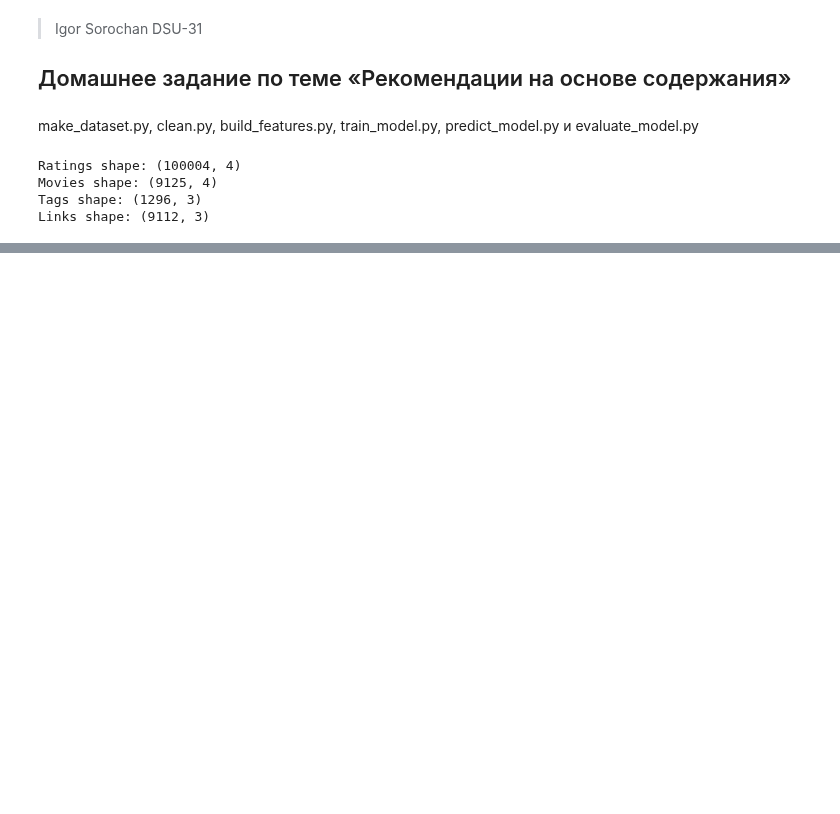
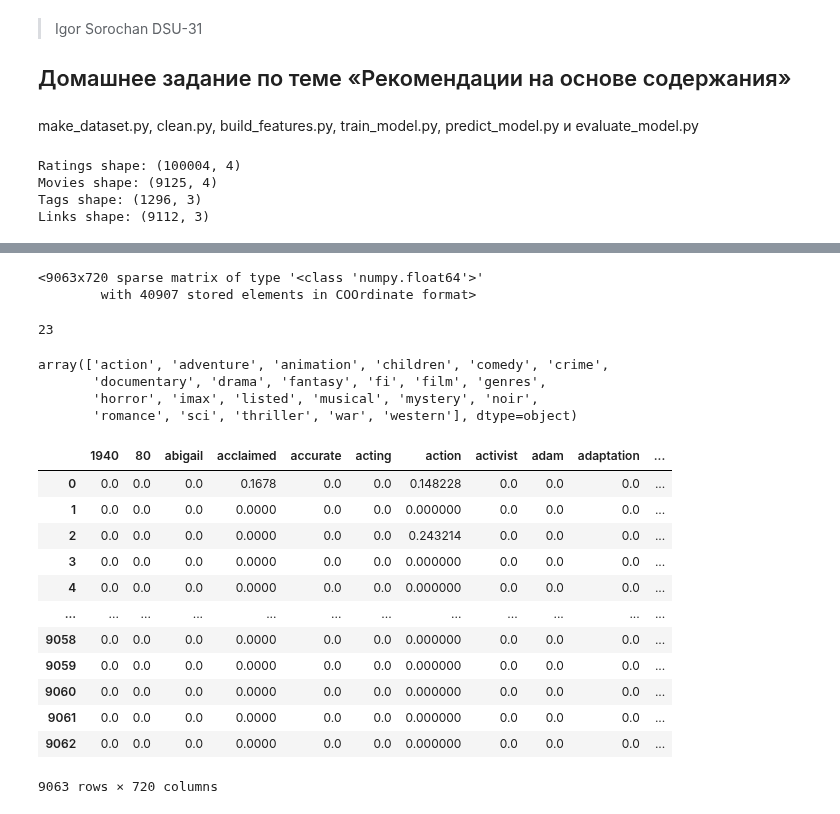
Before and after one commit to IgorBeHolder/Netology, a Jupyter notebook: RS/RS_HW-1a.ipynb, the cells around one changed output, grey strips where cells are left out. Drawn from its saved outputs; the diff is of its cells as text; code cells hidden in the pictures; blank space fills up the shorter version.

```diff
--- a/RS/RS_HW-1a.ipynb
+++ b/RS/RS_HW-1a.ipynb
@@ -259,0 +89,23 @@ movies.loc[index]
+# %%
+# groupby movieId and aggregate tags,ratings and genres per movie
+movies_grouped = movies_ratings_tags.groupby(['movieId']).agg({
+    # list of aggregations per column (whitespace separated UNIQUE strings)
+    'tag': lambda lst: list(set(' '.join(map(str, lst)).replace('nan',"").split(" "))),
+    'rating':('mean', 'count'),
+    # retrieve the first value of the groupby object
+    'title': 'first',
+    'year': 'first',
+    # list of aggregations per column (whitespace separated UNIQUE strings)
+    "genre": lambda lst: list(set(' '.join(map(str, lst)).split(" ")))
+    }).sort_values(by= ('rating','count'),ascending=False)
+print(movies_grouped.shape)
+# set new column names
+movies_grouped.columns = ['tag', 'rating_mean', 'rating_count', 'title', 'year', 'genre']
+# convert year to int
+movies_grouped['year'] = movies_grouped['year'].astype(int)
+# convert genre list to string
+movies_grouped["genre"] = movies_grouped["genre"].apply(lambda x: ' '.join(x) )
+# convert tag list to string
+movies_grouped["tag"] = movies_grouped["tag"].apply(lambda x: ' '.join(x) )
+
+# movies_grouped.head(10)
@@ -259,0 +138,48 @@ movies.loc[index]
+# %%
+# lr = ridge_regression()
+tags_tfidf = TfidfVectorizer(analyzer='word', ngram_range=(1, 1), min_df=0, stop_words='english'
+                        , max_features=10000)
+
+genres_tfidf = TfidfVectorizer(analyzer='word', ngram_range=(1, 1), min_df=0, stop_words='english'
+                        , max_features=10000)
+
+scaled = Normalizer().fit(X=movies_grouped[[ 'year','rating_count']])
+
+tfidf = sp.hstack((tags_tfidf.fit_transform(movies_grouped['tag']), genres_tfidf.fit_transform(movies_grouped['genre'])))
+# tfidf_scaled = sp.hstack((tfidf, scaled.fit_transform(X=movies_grouped[[ 'year']], y=movies_grouped['rating_mean'])))
+tfidf_scaled = sp.hstack((tfidf, scaled.transform(X=movies_grouped[[ 'year','rating_count']])))
+tfidf_scaled
+# %% [output]
+<9063x720 sparse matrix of type '<class 'numpy.float64'>'
+        with 40907 stored elements in COOrdinate format>
+# %%
+print(len(genres_tfidf.get_feature_names_out()))
+genres_tfidf.get_feature_names_out()
+# %% [output]
+23
+array(['action', 'adventure', 'animation', 'children', 'comedy', 'crime',
+       'documentary', 'drama', 'fantasy', 'fi', 'film', 'genres',
+       'horror', 'imax', 'listed', 'musical', 'mystery', 'noir',
+       'romance', 'sci', 'thriller', 'war', 'western'], dtype=object)
+# %%
+cols = np.hstack(
+    (tags_tfidf.get_feature_names_out().reshape(1, -1),
+     genres_tfidf.get_feature_names_out().reshape(1, -1),
+     scaled.get_feature_names_out().reshape(1, -1)
+    )
+)
+pd.DataFrame(tfidf_scaled.toarray(), columns=cols[0])
+# %% [output]
+|  | 1940 | 80 | abigail | acclaimed | accurate | acting | action | activist | adam | adaptation | ... |
+| 0 | 0.0 | 0.0 | 0.0 | 0.1678 | 0.0 | 0.0 | 0.148228 | 0.0 | 0.0 | 0.0 | ... |
+| 1 | 0.0 | 0.0 | 0.0 | 0.0000 | 0.0 | 0.0 | 0.000000 | 0.0 | 0.0 | 0.0 | ... |
+| 2 | 0.0 | 0.0 | 0.0 | 0.0000 | 0.0 | 0.0 | 0.243214 | 0.0 | 0.0 | 0.0 | ... |
+| 3 | 0.0 | 0.0 | 0.0 | 0.0000 | 0.0 | 0.0 | 0.000000 | 0.0 | 0.0 | 0.0 | ... |
+| 4 | 0.0 | 0.0 | 0.0 | 0.0000 | 0.0 | 0.0 | 0.000000 | 0.0 | 0.0 | 0.0 | ... |
+| ... | ... | ... | ... | ... | ... | ... | ... | ... | ... | ... | ... |
+| 9058 | 0.0 | 0.0 | 0.0 | 0.0000 | 0.0 | 0.0 | 0.000000 | 0.0 | 0.0 | 0.0 | ... |
+| 9059 | 0.0 | 0.0 | 0.0 | 0.0000 | 0.0 | 0.0 | 0.000000 | 0.0 | 0.0 | 0.0 | ... |
+| 9060 | 0.0 | 0.0 | 0.0 | 0.0000 | 0.0 | 0.0 | 0.000000 | 0.0 | 0.0 | 0.0 | ... |
+| 9061 | 0.0 | 0.0 | 0.0 | 0.0000 | 0.0 | 0.0 | 0.000000 | 0.0 | 0.0 | 0.0 | ... |
+| 9062 | 0.0 | 0.0 | 0.0 | 0.0000 | 0.0 | 0.0 | 0.000000 | 0.0 | 0.0 | 0.0 | ... |
+9063 rows × 720 columns
```
Also changed, not shown: parts of 47 cells of this notebook.
